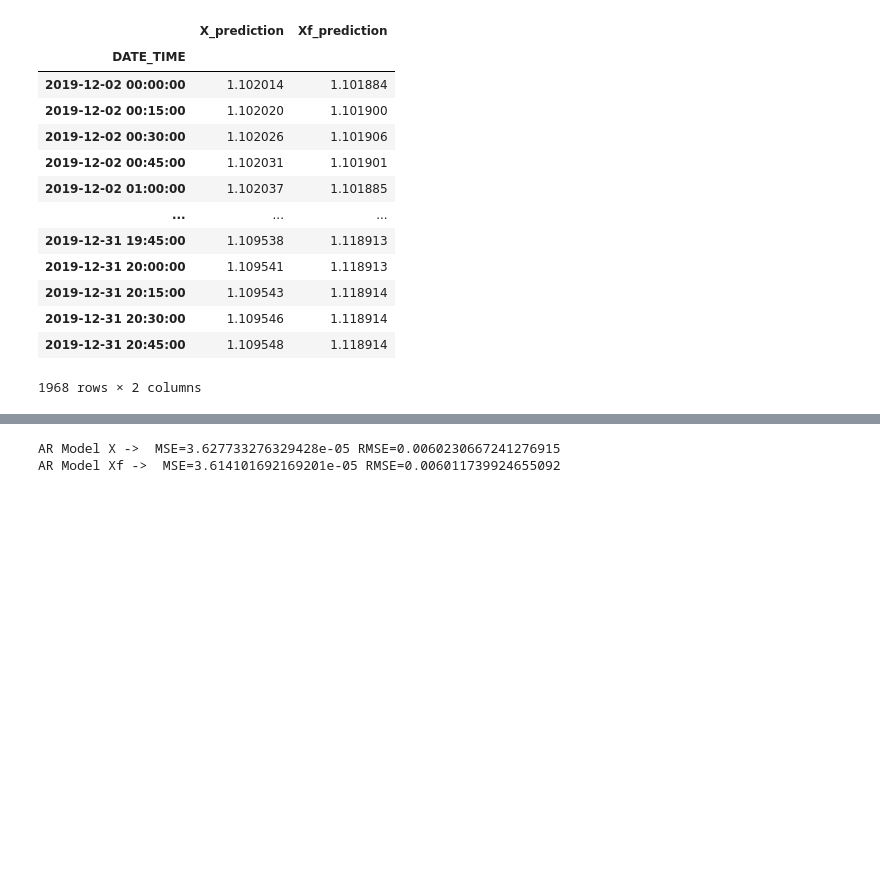
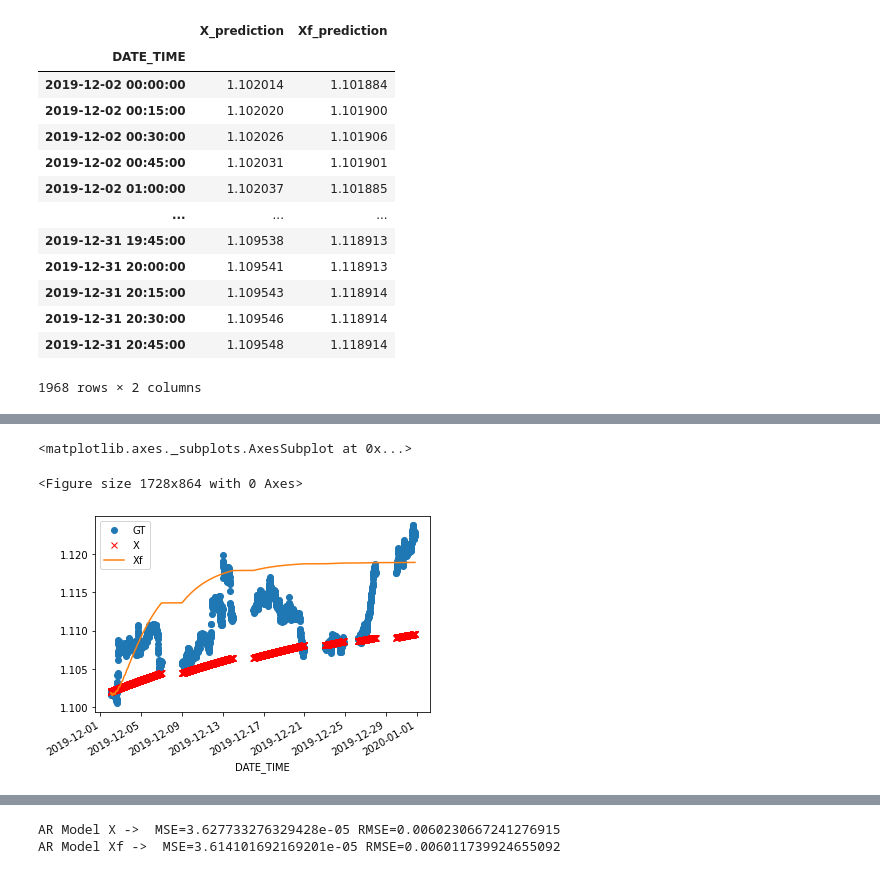
Before and after one commit to pabloestevezm/FP, a Jupyter notebook: modelling.ipynb, the cells around one changed output, grey strips where cells are left out. Saved outputs shown, nothing was run; the diff lists cells and outputs as text; code cells hidden in the pictures; blank space fills up the shorter version.

```diff
--- a/modelling.ipynb
+++ b/modelling.ipynb
@@ -240,0 +245,7 @@ AR_predictions.describe()
+# %%
+plt.figure(figsize=(24,12))
+AR_predictions.iloc[:-2].plot(style=['o','rx'])
+# %% [output]
+<matplotlib.axes._subplots.AxesSubplot at 0x...>
+<Figure size 1728x864 with 0 Axes>
+[figure, added]
```
Also changed, not shown: parts of 28 cells of this notebook, 17 other files.
